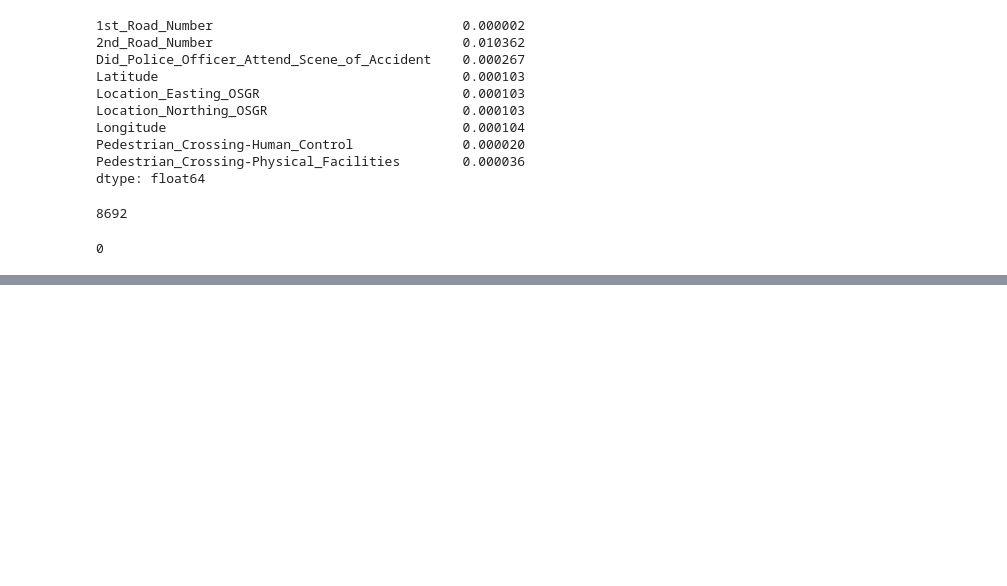
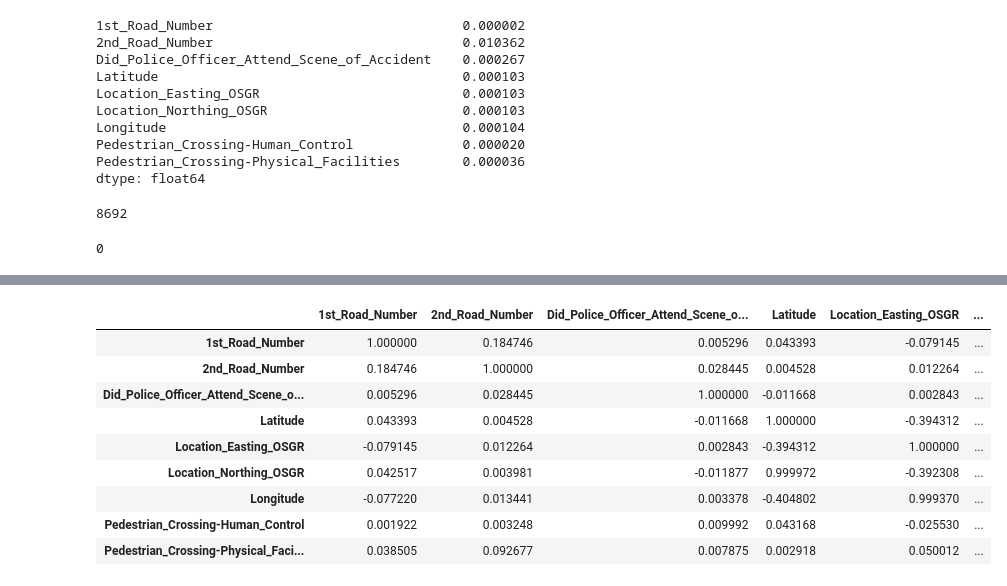
Before and after one commit to TROISTROIS/BLUE-BOOK-FOR-BULLDOZERS, a Jupyter notebook: predicting-rtc-severity-in-uk-roads-using-machine.ipynb, the cells around one changed output, grey strips where cells are left out. Saved outputs shown, nothing was run; the diff lists cells and outputs as text; code cells hidden in the pictures; blank space fills up the shorter version.

```diff
--- a/predicting-rtc-severity-in-uk-roads-using-machine.ipynb
+++ b/predicting-rtc-severity-in-uk-roads-using-machine.ipynb
@@ -806,0 +874,13 @@ pick from here
+# %%
+XTrainoriginal.corr()
+# %% [output]
+|  | 1st_Road_Number | 2nd_Road_Number | Did_Police_Officer_Attend_Scene_o... | Latitude | Location_Easting_OSGR | ... |
+| 1st_Road_Number | 1.000000 | 0.184746 | 0.005296 | 0.043393 | -0.079145 | ... |
+| 2nd_Road_Number | 0.184746 | 1.000000 | 0.028445 | 0.004528 | 0.012264 | ... |
+| Did_Police_Officer_Attend_Scene_o... | 0.005296 | 0.028445 | 1.000000 | -0.011668 | 0.002843 | ... |
+| Latitude | 0.043393 | 0.004528 | -0.011668 | 1.000000 | -0.394312 | ... |
+| Location_Easting_OSGR | -0.079145 | 0.012264 | 0.002843 | -0.394312 | 1.000000 | ... |
+| Location_Northing_OSGR | 0.042517 | 0.003981 | -0.011877 | 0.999972 | -0.392308 | ... |
+| Longitude | -0.077220 | 0.013441 | 0.003378 | -0.404802 | 0.999370 | ... |
+| Pedestrian_Crossing-Human_Control | 0.001922 | 0.003248 | 0.009992 | 0.043168 | -0.025530 | ... |
+| Pedestrian_Crossing-Physical_Faci... | 0.038505 | 0.092677 | 0.007875 | 0.002918 | 0.050012 | ... |
```
Also changed, not shown: parts of 18 cells of this notebook.
